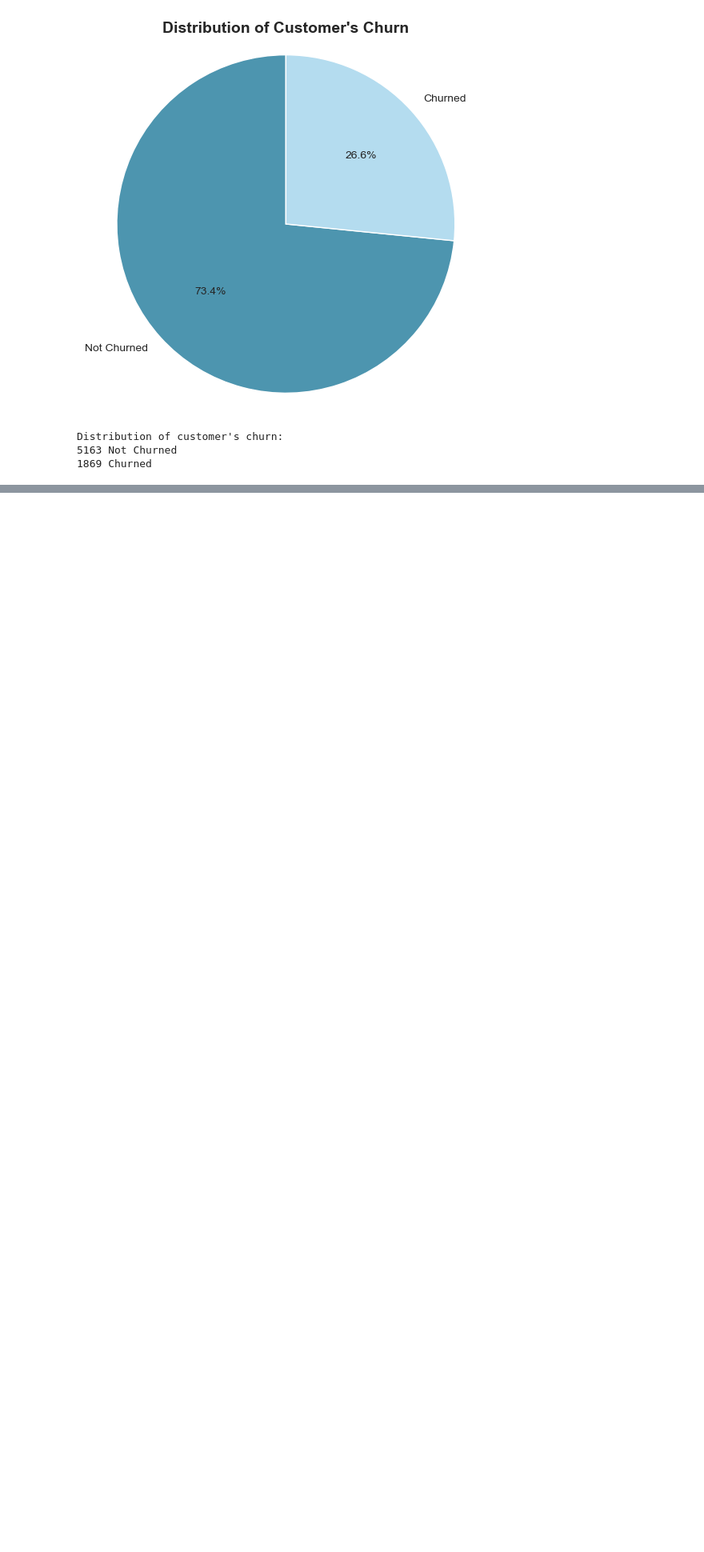
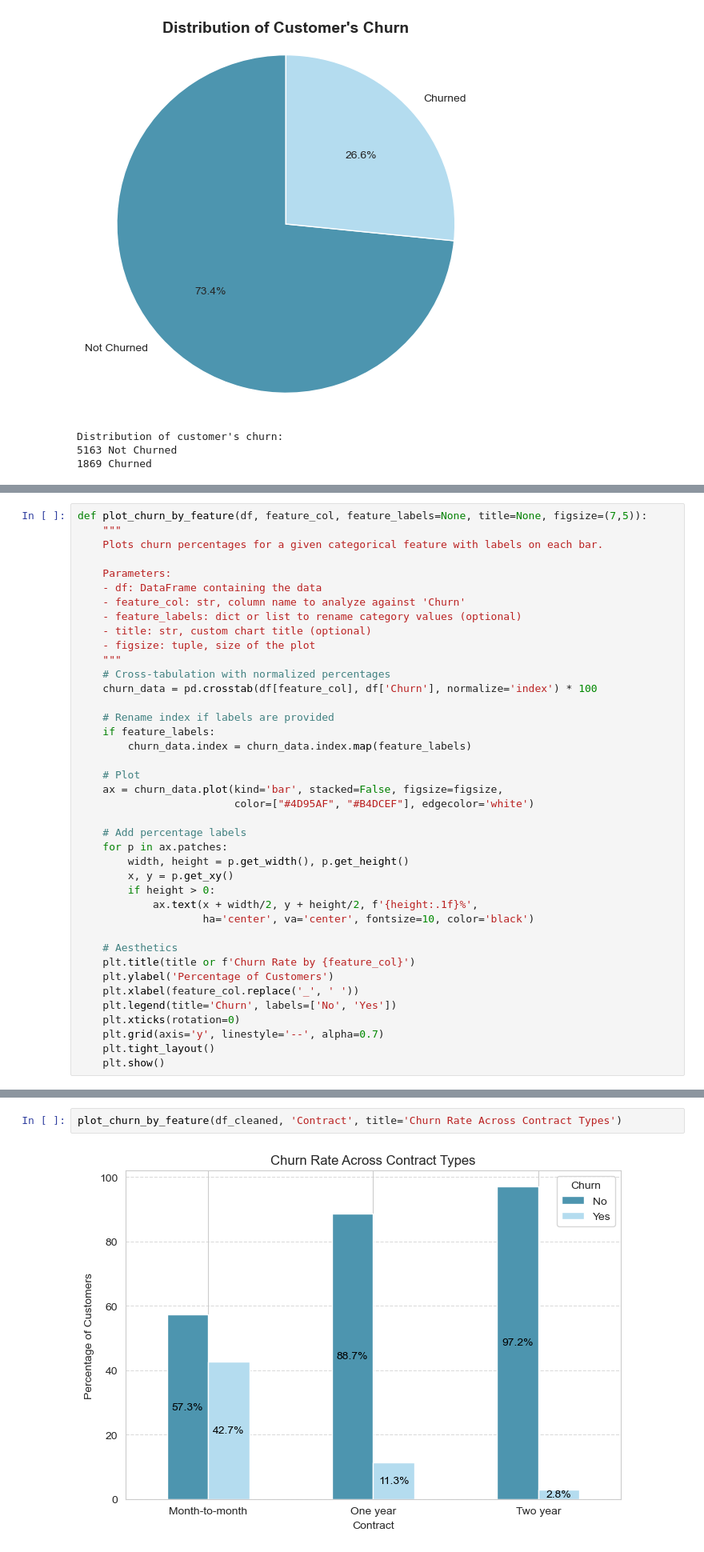
Before and after one commit to Jaspreetkhokhar12/customer-churn-analysis, a Jupyter notebook: churn_analysis.ipynb, the cells around one changed output, grey strips where cells are left out. Shown at 80% size. Drawn from its saved outputs; the diff is of its cells as text; blank space fills up the shorter version.

```diff
--- a/churn_analysis.ipynb
+++ b/churn_analysis.ipynb
@@ -512,0 +537,40 @@ Distribution of customer's churn:
+# %%
+def plot_churn_by_feature(df, feature_col, feature_labels=None, title=None, figsize=(7,5)):
+    """
+    Plots churn percentages for a given categorical feature with labels on each bar.
+
+    Parameters:
+    - df: DataFrame containing the data
+    - feature_col: str, column name to analyze against 'Churn'
+    - feature_labels: dict or list to rename category values (optional)
+    - title: str, custom chart title (optional)
+    - figsize: tuple, size of the plot
+    """
+    # Cross-tabulation with normalized percentages
+    churn_data = pd.crosstab(df[feature_col], df['Churn'], normalize='index') * 100
+
+    # Rename index if labels are provided
+    if feature_labels:
+        churn_data.index = churn_data.index.map(feature_labels)
+
+    # Plot
+    ax = churn_data.plot(kind='bar', stacked=False, figsize=figsize,
+                         color=["#4D95AF", "#B4DCEF"], edgecolor='white')
+
+    # Add percentage labels
+    for p in ax.patches:
+        width, height = p.get_width(), p.get_height()
+        x, y = p.get_xy()
+        if height > 0:
+            ax.text(x + width/2, y + height/2, f'{height:.1f}%',
+                    ha='center', va='center', fontsize=10, color='black')
+
+    # Aesthetics
+    plt.title(title or f'Churn Rate by {feature_col}')
+    plt.ylabel('Percentage of Customers')
+    plt.xlabel(feature_col.replace('_', ' '))
+    plt.legend(title='Churn', labels=['No', 'Yes'])
+    plt.xticks(rotation=0)
+    plt.grid(axis='y', linestyle='--', alpha=0.7)
+    plt.tight_layout()
+    plt.show()
@@ -512,0 +579,4 @@ Distribution of customer's churn:
+# %%
+plot_churn_by_feature(df_cleaned, 'Contract', title='Churn Rate Across Contract Types')
+# %% [output]
+[figure, added]
```
Also changed, not shown: parts of 20 cells of this notebook.
